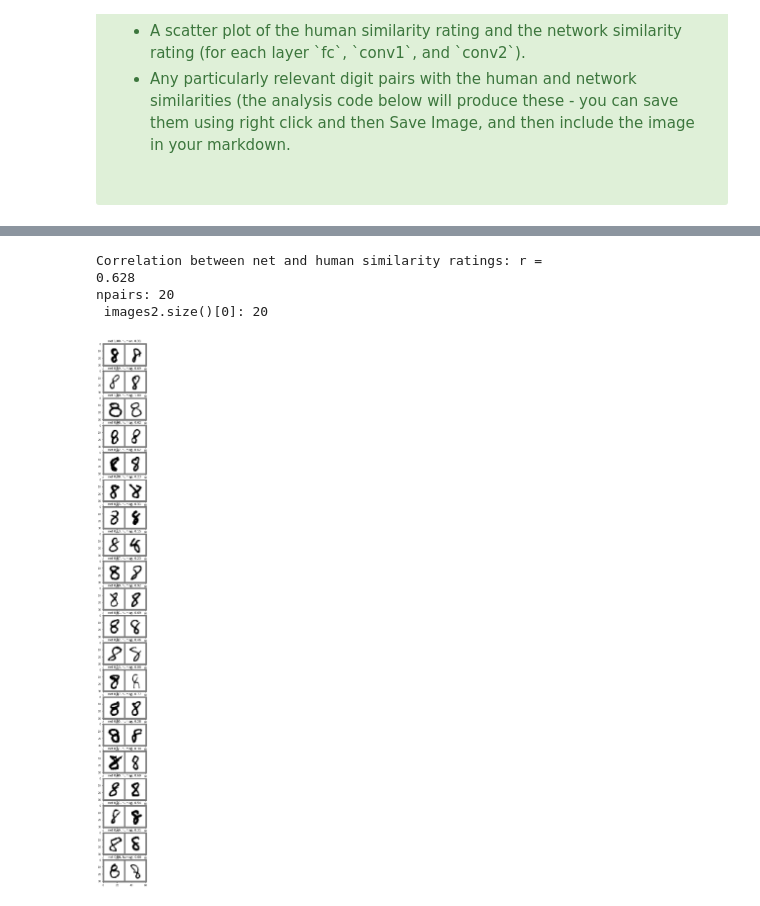
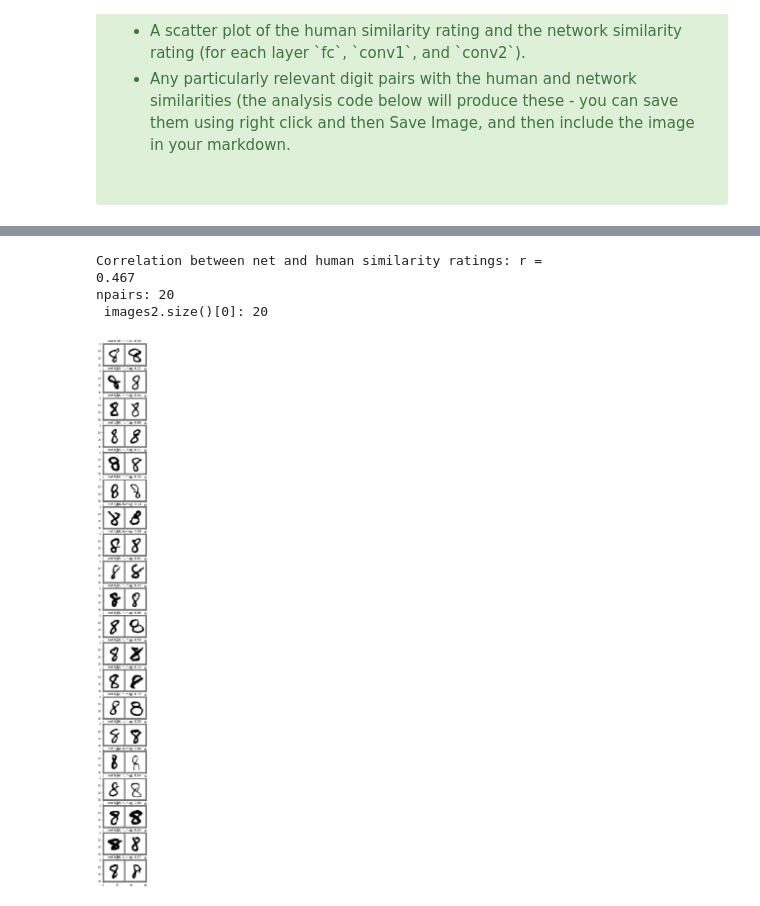
Before and after one commit to alcofrisbas/cs328ps6, a Jupyter notebook: CS328-ConvNet.ipynb, the cells around one changed output, grey strips where cells are left out. Cells and saved outputs as stored; diff of their text form; code cells hidden in the pictures.

```diff
--- a/CS328-ConvNet.ipynb
+++ b/CS328-ConvNet.ipynb
@@ -378,13 +383,13 @@ class ModifiedNet(nn.Module):
         super(ModifiedNet, self).__init__()
         self.inputsize = 28
         channels_conv1 = 10
-        channels_conv2 = 30
+        channels_conv2 = 20
 
-        kernel_size1 = 10
+        kernel_size1 = 5
         padding1 = (kernel_size1-1)//2
         self.conv1 = nn.Conv2d(1, channels_conv1, kernel_size=kernel_size1, padding = padding1)
         self.pool = nn.MaxPool2d(2, 2)
-        kernel_size2 = 5
+        kernel_size2 = 3
         padding2 = (kernel_size2-1)//2
         self.conv2 = nn.Conv2d(channels_conv1, channels_conv2, kernel_size=kernel_size2, padding = padding2)
 
@@ -648,36 +657,36 @@ You should write a written response that responds to the *analyze and write-up*
 # %%
 # YOUR PARTICIPANT RATINGS GO HERE
 ratings_human_1_digit8 = np.array([0,0,0,0,0,0,0,0,0,0,0,0,0,0,0,0,0,0,0,0], dtype='float')
 ratings_human_2_digit8 = np.array([0,0,0,0,0,0,0,0,0,0,0,0,0,0,0,0,0,0,0,0], dtype='float')
-
-ratings_human_1_digit8 = np.array([6,8,10,7,6,5,5,5,5,9,7,6,4,8,7,5,7,6,5,3], dtype='float')
-ratings_human_2_digit8 = np.array([3,6,8,6,7,3,4,2,3,8,7,5,2,7,3,5,7,6,4,2], dtype='float')
+# data from Patty and Ben
+ratings_human_1_digit8 = np.array([6,3,5,7,5,4,2,5,6,5,7,5,4,8,5,2,6,9,7,7], dtype='float')
+ratings_human_2_digit8 = np.array([5,4,8,9,7,5,4,6,7,5,9,6,2,7,6,2,7,9,6,5], dtype='float')
 # Analysis code
 ratings_human_mean_digit8 = (ratings_human_1_digit8 + ratings_human_2_digit8)/2
 
-v_sim_net_norm = normalize(v_sim_net_digit8)
-v_sim_human_norm = normalize(ratings_human_mean_digit8)
+v_sim_net_norm8 = normalize(v_sim_net_digit8)
+v_sim_human_norm8 = normalize(ratings_human_mean_digit8)
 
 # Correlation is a number in [-1,1] that tells you whether two variables
 # (here, the network and human similarity) are related to one another. A
 # negative value means that when one variable goes up, the other tends to go down;
 # a positive value means that when one variable goes up, the other tends to go up
 # too; a zero value means the two variables are unrelated.
 # (Feel free to read more on wikipedia if you're interested: https://en.wikipedia.org/wiki/Correlation_and_dependence)
 
 print("Correlation between net and human similarity ratings: r ="),
 print(round(np.corrcoef(v_sim_net_norm,v_sim_human_norm)[0][1],3))
 
 # pairs with similarity ratings
 plt.figure(2,figsize=(4,40))
 plot_image_pairs(images1_digit8,images2_digit8,v_sim_net_norm,v_sim_human_norm)
 plt.show()
 # %% [output]
 Correlation between net and human similarity ratings: r =
-0.628
+0.467
 npairs: 20
  images2.size()[0]: 20
-[figure, old version]
+[figure, new version]
 # %%
 # YOUR PARTICIPANT RATINGS GO HERE
 ratings_human_1_digit_other = np.array([0,0,0,0,0,0,0,0,0,0,0,0,0,0,0,0,0,0,0,0], dtype='float')
```
Also changed, not shown: parts of 14 cells of this notebook, 1 other file.
